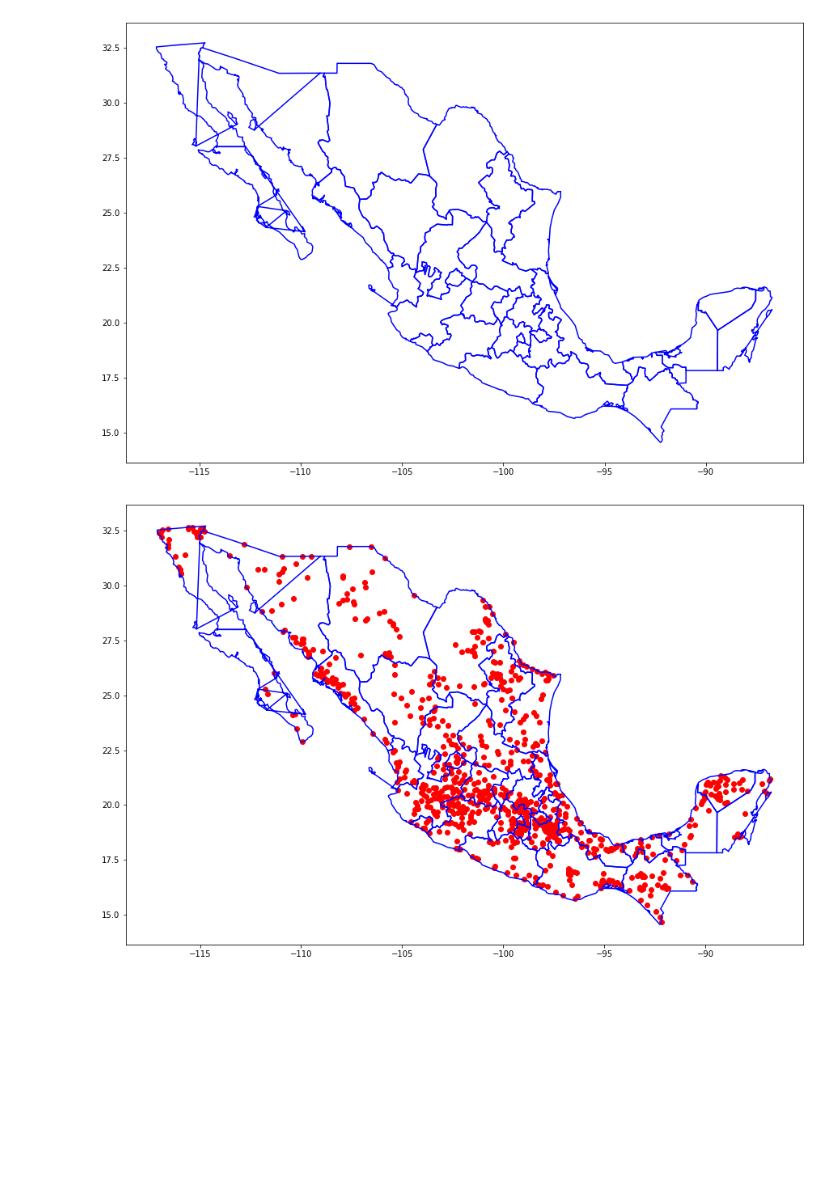
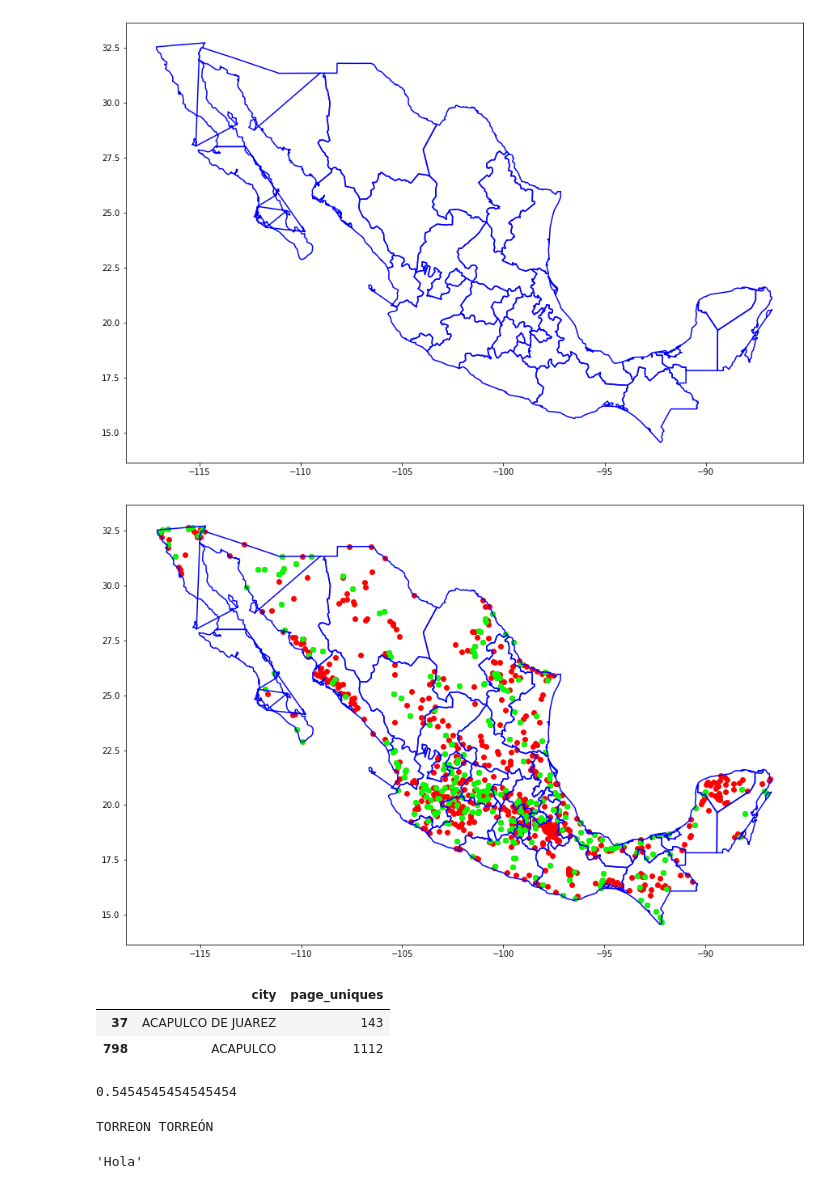
Before and after one commit to KarinaFloG/Curso_CienciaDeDatos, a Jupyter notebook: data_geo/geo1.ipynb, the cells around one changed output. Saved outputs shown, nothing was run; the diff lists cells and outputs as text; code cells hidden in the pictures; blank space fills up the shorter version.

```diff
--- a/data_geo/geo1.ipynb
+++ b/data_geo/geo1.ipynb
@@ -9,3 +25,5 @@ ciudades = pd.read_csv("geo_prueba.csv",encoding="ISO-8859-1")
+# %%
+ciudades["city"] = ciudades["city"].str.upper()
 # %%
 def plot_map(sf, x_lim = None, y_lim = None, figsize = (15,10)):
     '''
@@ -58,3 +76,5 @@ areas_Mexico
 | 884 | 890 | TAPACHULA | TAPACHULA | CHIAPAS | [(-92.2530242302571, 14.902242314... |
 | 885 | 891 | CIUDAD HIDALGO | SUCHIATE | CHIAPAS | [(-92.15444946289065, 14.67583274... |
 886 rows × 5 columns
+# %%
+unidas = ciudades.merge(areas_Mexico,how="inner",left_on='city',right_on='CITY')
@@ -66,8 +104,18 @@ plot_map(estados,"blue")
 # %%
 plot_map(estados,"blue")
 areas_Mexico =  read_shapefile(asf)
 for i in range(0,len(areas_Mexico)):
     plt.scatter(areas_Mexico.coords[i][0][0],areas_Mexico.coords[i][0][1],color="red")
     #el eje x es areas_Mexico.coords[i][0][0]
+for i in range(0,len(unidas)):
+    plt.scatter(unidas.coords[i][0][0],unidas.coords[i][0][1],color="lime")
+    #el eje x es areas_Mexico.coords[i][0][0]
 # %% [output]
-[figure, old version]
+[figure, new version]
+# %%
+ciudades
+ciudades[ciudades.city.str.contains("ACAPULCO")]
+# %% [output]
+|  | city | page_uniques |
+| 37 | ACAPULCO DE JUAREZ | 143 |
+| 798 | ACAPULCO | 1112 |
@@ -73,0 +169,11 @@ for i in range(0,len(areas_Mexico)):
+# %%
+distancia("holi","crayoli")
+# %% [output]
+0.5454545454545454
+# %%
+lista = []
+for i in range(len(areas_Mexico)):
+    if(distancia(ciudades["city"][0], areas_Mexico["CITY"][i])>0.8):
+        print(ciudades["city"][0], areas_Mexico["CITY"][i])
+# %% [output]
+TORREON TORREÓN
@@ -73,0 +182,4 @@ for i in range(0,len(areas_Mexico)):
+# %%
+ciudades["city"][458]
+# %% [output]
+'Hola'
```
Also changed, not shown: parts of 8 cells of this notebook, 2 other files.
